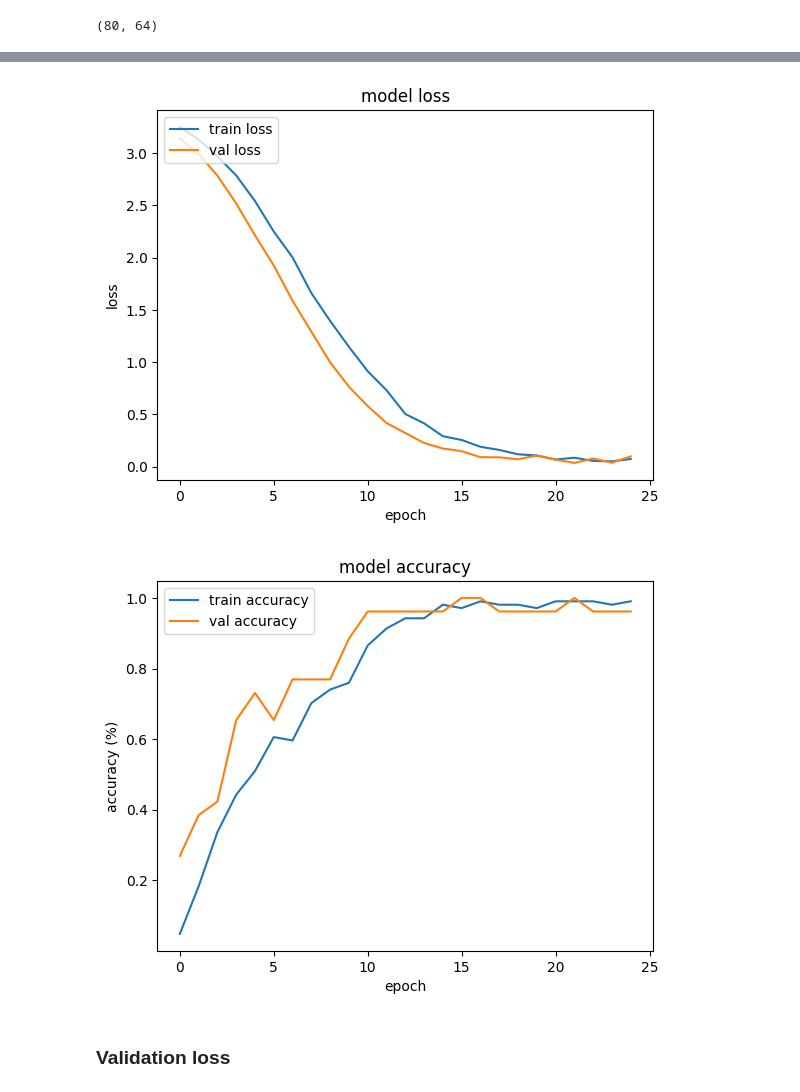
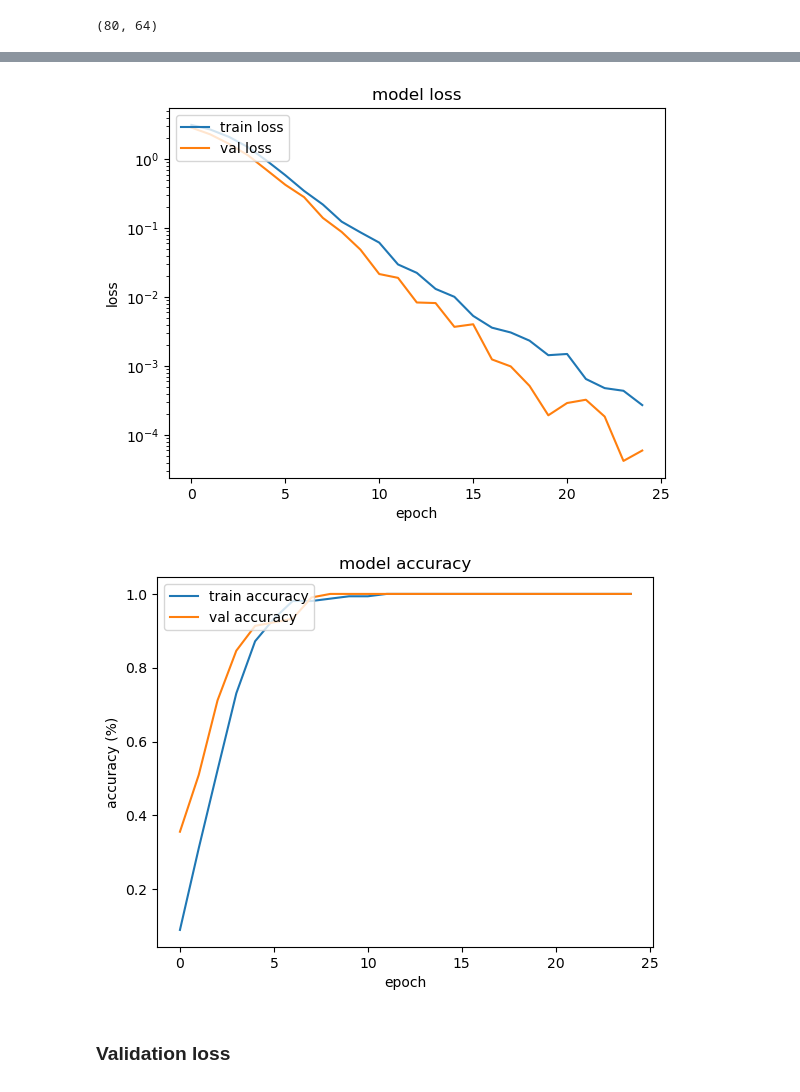
Before and after one commit to rcaerbannog/ENPH353-clueboard-reader, a Jupyter notebook: train/train-cnn.ipynb, the cells around one changed output, grey strips where cells are left out. Drawn from its saved outputs; the diff is of its cells as text; code cells hidden in the pictures.

Commit message:
Best model so far (tf 2.9.3 compatible)

```diff
--- a/train/train-cnn.ipynb
+++ b/train/train-cnn.ipynb
@@ -62,6 +62,7 @@ for i in range(26):
     # Pick 25% as validation
     val_indices = set(random.sample(range(len(all_i)), k=len(all_i)//4))
     for j in range(len(all_i)):
+        letter_set.append((all_i[j], i))
         if j in val_indices:
             letter_val_set.append((all_i[j], i))
         else:
@@ -128,7 +129,7 @@ NUMBER_OF_LABELS = 26
 CONFIDENCE_THRESHOLD = 0.01
 
 def convert_to_one_hot(Y, C):
-    Y = np.eye(C)[Y.reshape(-1)]
+    Y = np.eye(C)[Y.reshape(-1)].T
     return Y
 
 # Normalize X (images) dataset (8 bit value 0..255 converted to float 0..1)
@@ -175,10 +179,10 @@ X_dataset_val[0].shape
 (80, 64)
 # %%
 conv_model = models.Sequential()
-conv_model.add(layers.Conv2D(32, (3, 3), activation='relu',
+conv_model.add(layers.Conv2D(32, (3, 3), padding='same', activation='relu',
                              input_shape=(LETTER_DIM_Y, LETTER_DIM_X, 1)))
 conv_model.add(layers.MaxPooling2D((2, 2)))
-conv_model.add(layers.Conv2D(64, (3, 3), activation='relu'))
+conv_model.add(layers.Conv2D(64, (3, 3), padding='same', activation='relu'))
 conv_model.add(layers.MaxPooling2D((2, 2)))
 # Lines commented out to match the simpler lecture (Week 5) Keras code example
 # conv_model.add(layers.Conv2D(128, (3, 3), activation='relu'))
@@ -219,7 +223,7 @@ reset_weights(conv_model)
 history_conv = conv_model.fit(X_dataset_train, Y_dataset_train,
                               validation_data=(X_dataset_val, Y_dataset_val),
                               epochs=25,
-                              batch_size=8)
+                              batch_size=16)
 
 # We can also run the training by specifiying the validation split directly.
 #history_conv = conv_model.fit(X_dataset, Y_dataset,
@@ -247,13 +251,13 @@ Epoch 25/25
 # %%
-plt.plot(history_conv.history['loss'])
-plt.plot(history_conv.history['val_loss'])
+plt.semilogy(history_conv.history['loss'])
+plt.semilogy(history_conv.history['val_loss'])
 plt.title('model loss')
 plt.ylabel('loss')
 plt.xlabel('epoch')
 plt.legend(['train loss', 'val loss'], loc='upper left')
 plt.show()
 # %% [output]
-[figure, old version]
+[figure, new version]
 # %%
 plt.plot(history_conv.history['acc'])
 plt.plot(history_conv.history['val_acc'])
@@ -263,7 +267,7 @@ plt.xlabel('epoch')
 plt.legend(['train accuracy', 'val accuracy'], loc='upper left')
 plt.show()
 # %% [output]
-[figure, old version]
+[figure, new version]
 # %% [markdown]
 ### Validation loss
 # %%
```
Also changed, not shown: parts of 20 cells of this notebook, 2 other files.
